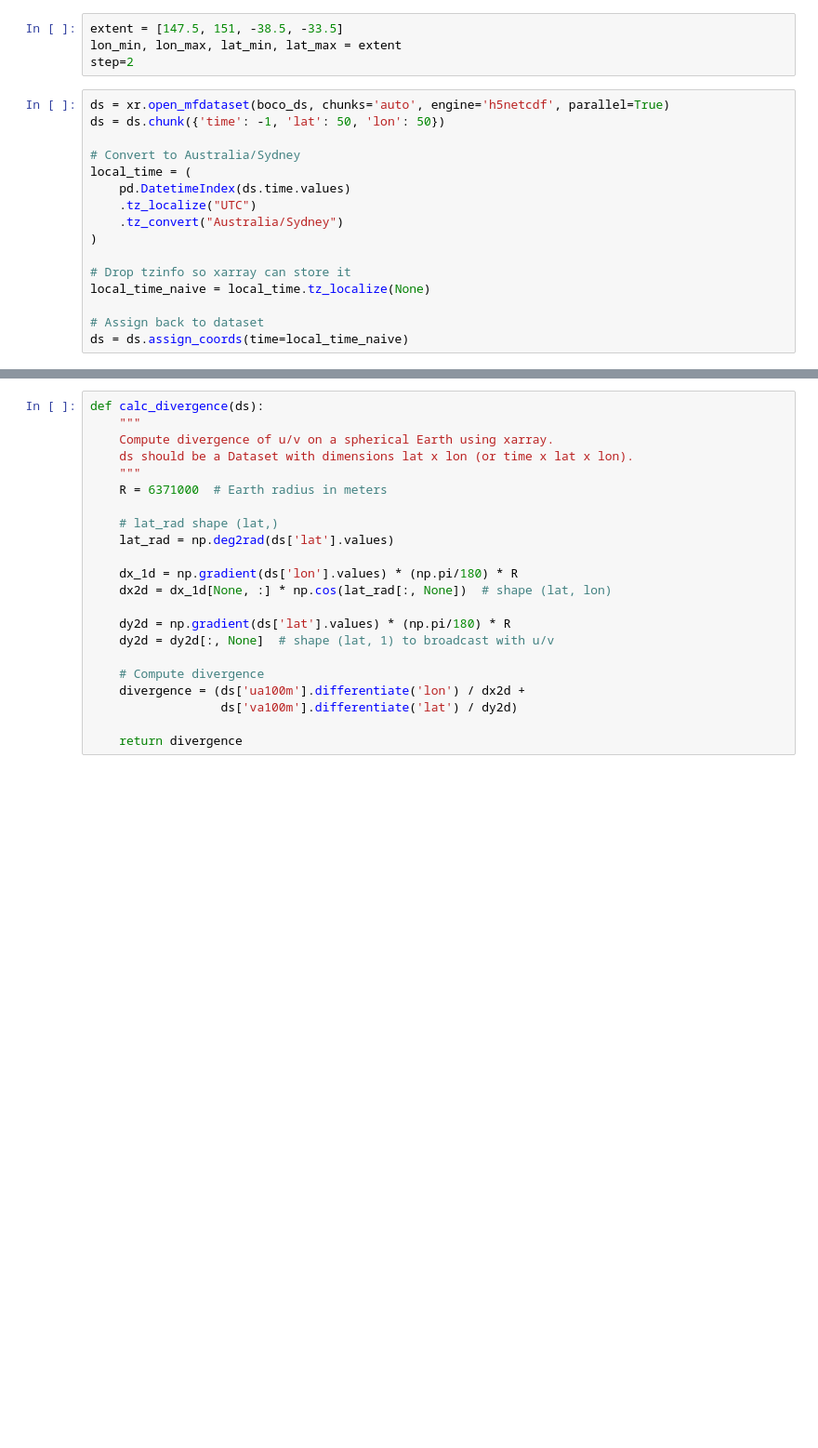
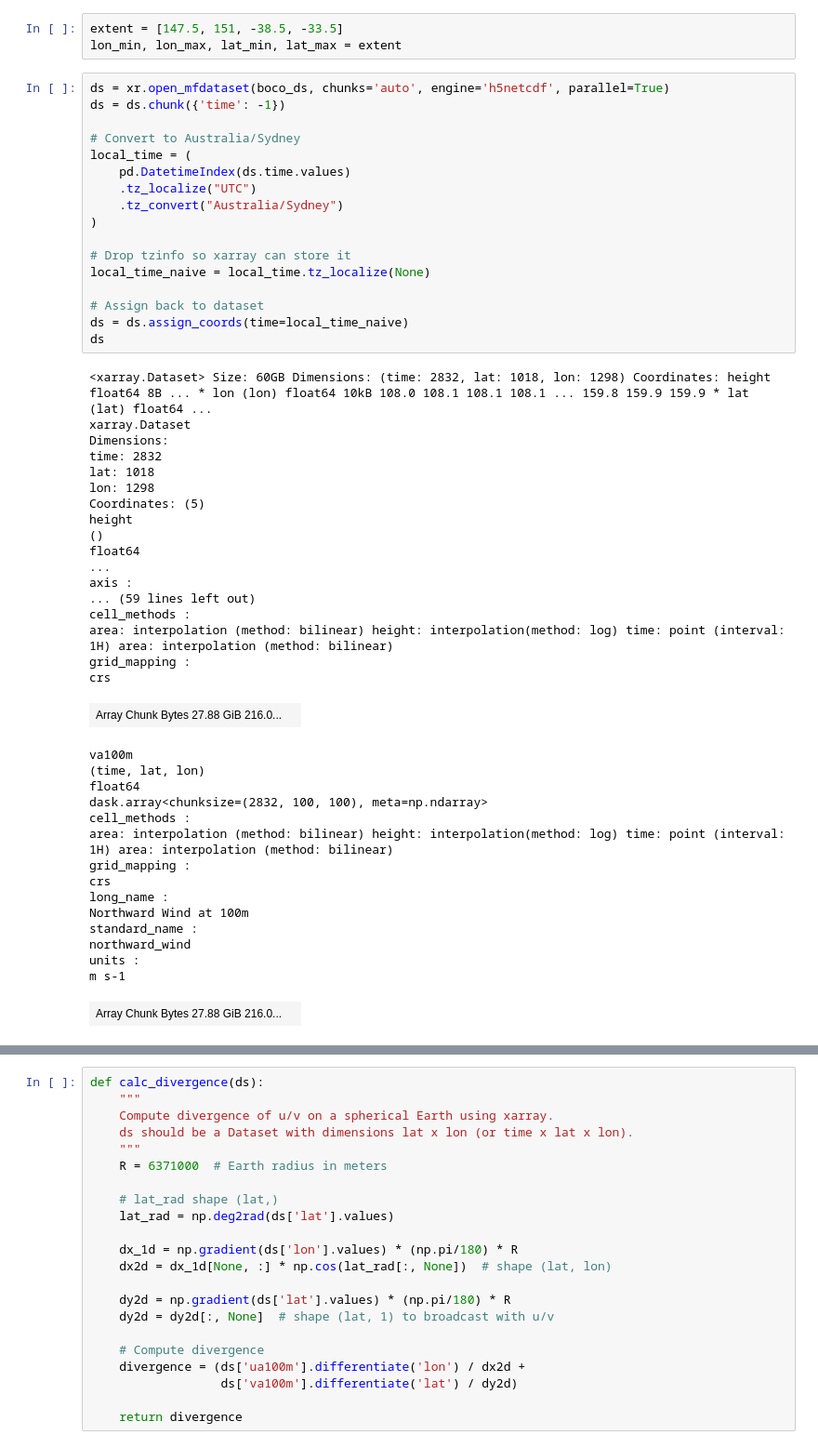
Before and after one commit to salpadorume/NEM_BARRA, a Jupyter notebook: case_studies/alpine_wind/C2_calc_composite.ipynb, the cells around one changed output, grey strips where cells are left out. Shown at 93% size. Drawn from its saved outputs; the diff is of its cells as text; blank space fills up the shorter version.

```diff
--- a/case_studies/alpine_wind/C2_calc_composite.ipynb
+++ b/case_studies/alpine_wind/C2_calc_composite.ipynb
@@ -49,20 +51,54 @@ cluster = gen_csv[gen_csv['DUID'].isin(cluster)][['DUID','lat','lon']]
 # %%
 extent = [147.5, 151, -38.5, -33.5]
 lon_min, lon_max, lat_min, lat_max = extent
-step=2
 # %%
 ds = xr.open_mfdataset(boco_ds, chunks='auto', engine='h5netcdf', parallel=True)
-ds = ds.chunk({'time': -1, 'lat': 50, 'lon': 50})
+ds = ds.chunk({'time': -1})
 
 # Convert to Australia/Sydney
 local_time = (
     pd.DatetimeIndex(ds.time.values)
     .tz_localize("UTC")
     .tz_convert("Australia/Sydney")
 )
 
 # Drop tzinfo so xarray can store it
 local_time_naive = local_time.tz_localize(None)
 
 # Assign back to dataset
 ds = ds.assign_coords(time=local_time_naive)
+ds
+# %% [output]
+<xarray.Dataset> Size: 60GB Dimensions: (time: 2832, lat: 1018, lon: 1298) Coordinates: height float64 8B ... * lon (lon) float64 10kB 108.0 108.1 108.1 108.1 ... 159.8 159.9 159.9 * lat (lat) float64 ...
+xarray.Dataset
+Dimensions:
+time: 2832
+lat: 1018
+lon: 1298
+Coordinates: (5)
+height
+()
+float64
+...
+axis :
+... (59 lines left out)
+cell_methods :
+area: interpolation (method: bilinear) height: interpolation(method: log) time: point (interval: 1H) area: interpolation (method: bilinear)
+grid_mapping :
+crs
+| Array Chunk Bytes 27.88 GiB 216.0... |  |
+va100m
+(time, lat, lon)
+float64
+dask.array<chunksize=(2832, 100, 100), meta=np.ndarray>
+cell_methods :
+area: interpolation (method: bilinear) height: interpolation(method: log) time: point (interval: 1H) area: interpolation (method: bilinear)
+grid_mapping :
+crs
+long_name :
+Northward Wind at 100m
+standard_name :
+northward_wind
+units :
+m s-1
+| Array Chunk Bytes 27.88 GiB 216.0... |  |
```
Also changed, not shown: parts of 28 cells of this notebook, 2 other files.
